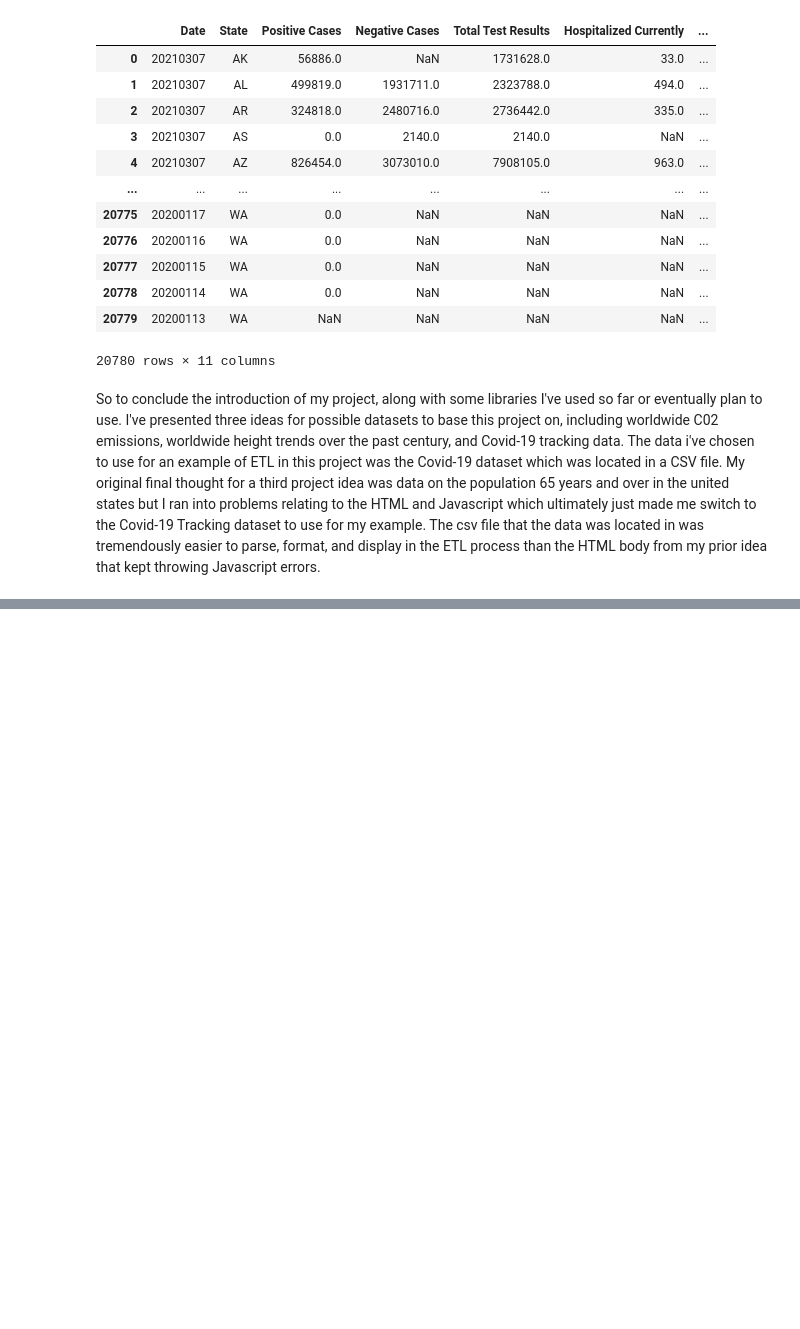
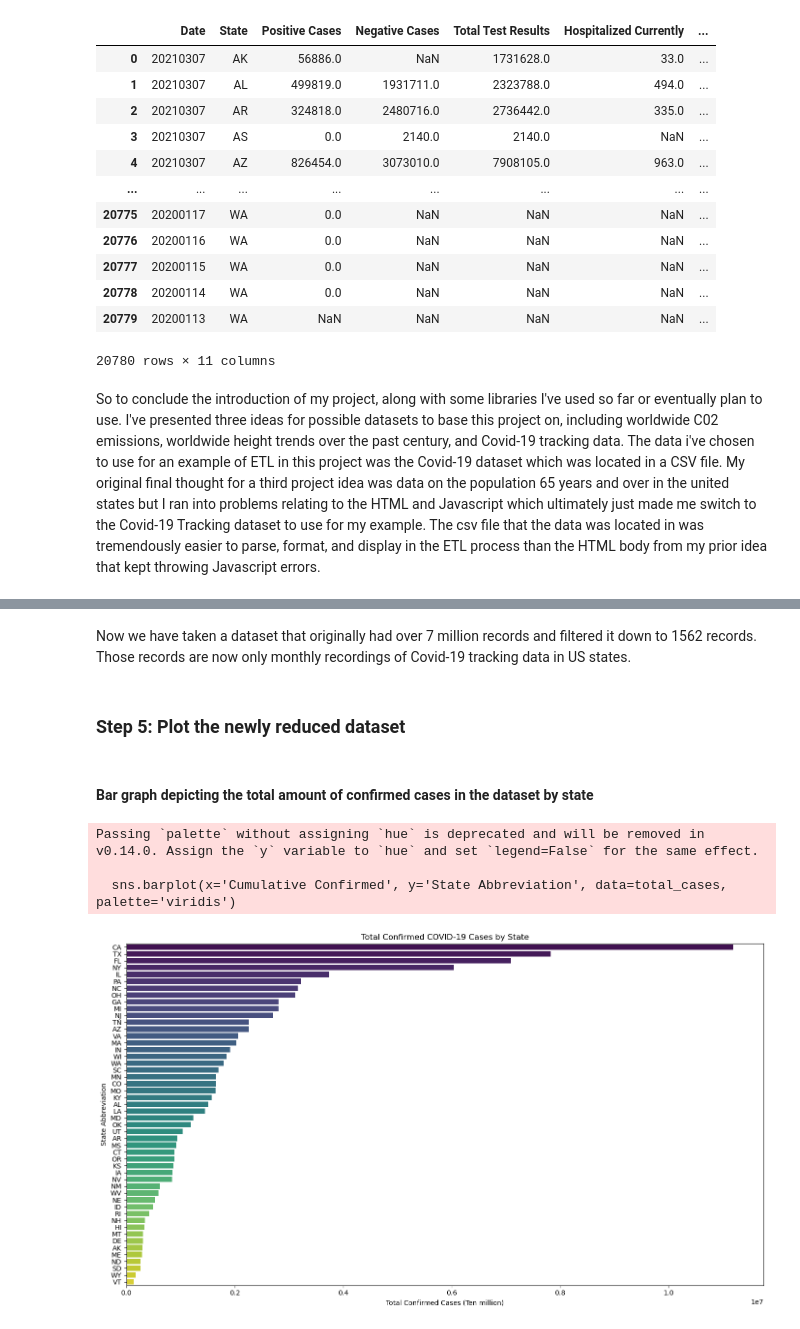
Before and after one commit to leblanc-gavin/leblanc-gavin.github.io, a Jupyter notebook: TutorialPart1.ipynb, the cells around one changed output, grey strips where cells are left out. Cells and saved outputs as stored; diff of their text form; code cells hidden in the pictures; blank space fills up the shorter version.

```diff
--- a/TutorialPart1.ipynb
+++ b/TutorialPart1.ipynb
@@ -88,0 +168,23 @@ So to conclude the introduction of my project, along with some libraries I've us
+# %%
+import pandas as pd
+
+# Ensure 'Date' is in datetime format
+dataset['Date'] = pd.to_datetime(dataset['Date'])
+
+# Extract year and month for grouping
+dataset['Year-Month'] = dataset['Date'].dt.to_period('M')
+
+# Group by 'Location Key' and 'YearMonth', and sum up the relevant columns
+monthly_totals = dataset.groupby(['Location Key', 'Year-Month']).agg({
+    'New Confirmed': 'sum',
+    'New Deceased': 'sum',
+    'New Recovered': 'sum',
+    'New Tested': 'sum',
+    'Cumulative Confirmed': 'last',  # Keep the last cumulative value
+    'Cumulative Deceased': 'last',
+    'Cumulative Recovered': 'last',
+    'Cumulative Tested': 'last'
+}).reset_index()
+
+# Display the first few rows of the aggregated dataset
+display(monthly_totals)
@@ -88,0 +258,31 @@ So to conclude the introduction of my project, along with some libraries I've us
+# %% [markdown]
+Now we have taken a dataset that originally had over 7 million records and filtered it down to 1562 records. Those records are now only monthly recordings of Covid-19 tracking data in US states.
+# %% [markdown]
+### Step 5: Plot the newly reduced dataset
+# %% [markdown]
+#### Bar graph depicting the total amount of confirmed cases in the dataset by state
+# %%
+import matplotlib.pyplot as plt
+import seaborn as sns
+
+# Total confirmed cases by state
+total_cases = dataset.groupby('Location Key')['Cumulative Confirmed'].max().reset_index()
+
+# Remove "US_" prefix from the Location Key for y-axis labels
+total_cases['State Abbreviation'] = total_cases['Location Key'].str.replace('US_', '')
+
+# Sort values for better visualization
+total_cases = total_cases.sort_values(by='Cumulative Confirmed', ascending=False)
+
+plt.figure(figsize=(14, 8))
+sns.barplot(x='Cumulative Confirmed', y='State Abbreviation', data=total_cases, palette='viridis')
+plt.title('Total Confirmed COVID-19 Cases by State')
+plt.xlabel('Total Confirmed Cases (Ten million)')
+plt.ylabel('State Abbreviation')  # Update the label to reflect the abbreviation
+plt.tight_layout()
+plt.show()
+# %% [output]
+Passing `palette` without assigning `hue` is deprecated and will be removed in v0.14.0. Assign the `y` variable to `hue` and set `legend=False` for the same effect.
+
+  sns.barplot(x='Cumulative Confirmed', y='State Abbreviation', data=total_cases, palette='viridis')
+[figure, added]
```
Also changed, not shown: parts of 24 cells of this notebook.
